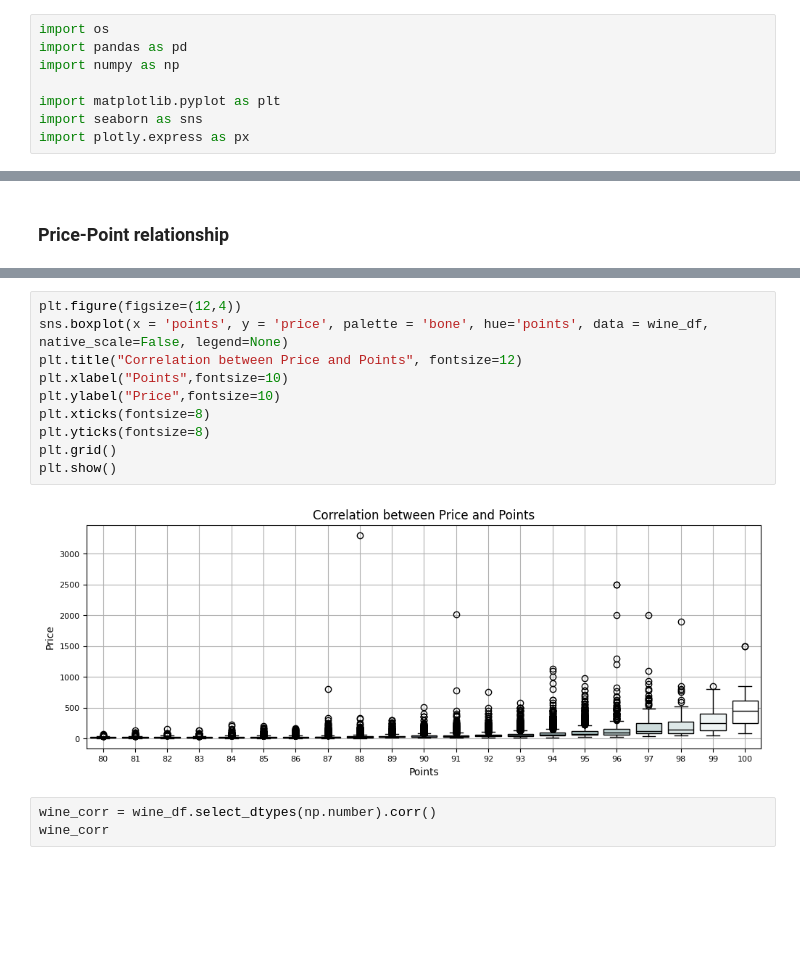
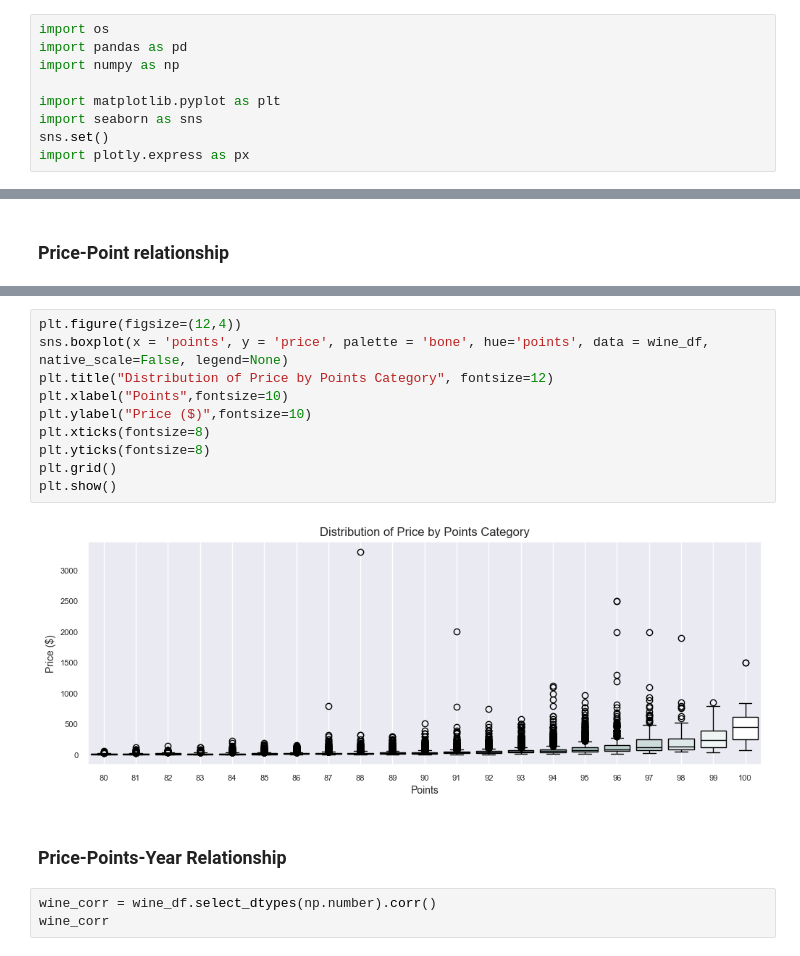
Before and after one commit to pasmith/oenologist, a Jupyter notebook: wine_review-eda.ipynb, the cells around one changed output, grey strips where cells are left out. Saved outputs shown, nothing was run; the diff lists cells and outputs as text; blank space fills up the shorter version.

```diff
--- a/wine_review-eda.ipynb
+++ b/wine_review-eda.ipynb
@@ -13,6 +13,7 @@ import numpy as np
 
 import matplotlib.pyplot as plt
 import seaborn as sns
+sns.set()
 import plotly.express as px
 # %%
 wine_df = pd.read_parquet('files/wine_review.parquet.gzip')
@@ -229,15 +256,17 @@ plt.show()
 # %%
 plt.figure(figsize=(12,4))
 sns.boxplot(x = 'points', y = 'price', palette = 'bone', hue='points', data = wine_df, native_scale=False, legend=None)
-plt.title("Correlation between Price and Points", fontsize=12)
+plt.title("Distribution of Price by Points Category", fontsize=12)
 plt.xlabel("Points",fontsize=10)
-plt.ylabel("Price",fontsize=10)
+plt.ylabel("Price ($)",fontsize=10)
 plt.xticks(fontsize=8)
 plt.yticks(fontsize=8)
 plt.grid()
 plt.show()
 # %% [output]
-[figure, old version]
+[figure, new version]
+# %% [markdown]
+### Price-Points-Year Relationship
 # %%
 wine_corr = wine_df.select_dtypes(np.number).corr()
 wine_corr
```
Also changed, not shown: parts of 23 cells of this notebook, 8 other files.
